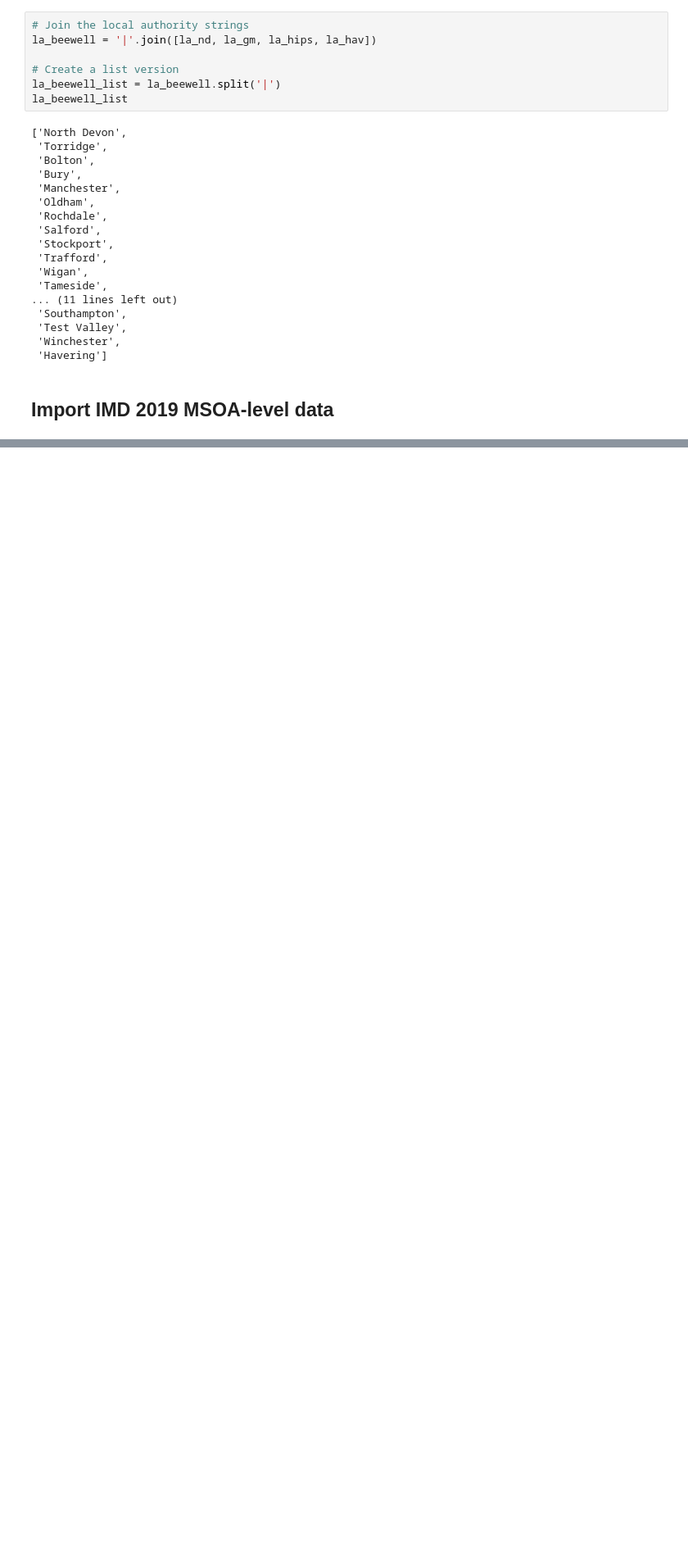
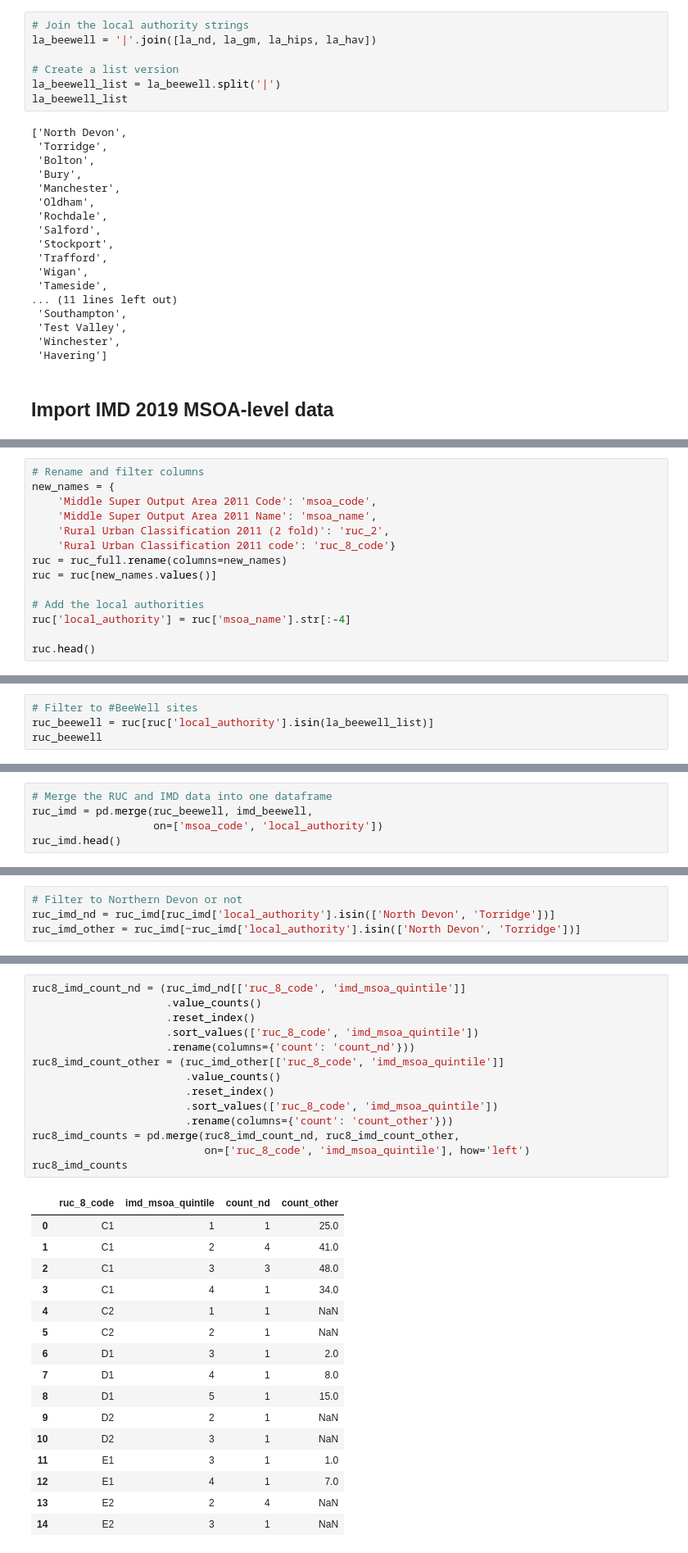
Before and after one commit to kailo-beewell/synthetic_northern_devon_dashboard, a Jupyter notebook: msoa.ipynb, the cells around one changed output, grey strips where cells are left out. Shown: that part at 82% size. Cells and saved outputs as stored; diff of their text form; blank space fills up the shorter version.

```diff
--- a/msoa.ipynb
+++ b/msoa.ipynb
@@ -220,0 +282,14 @@ Name: LAD19N, dtype: object
+# %%
+# Rename and filter columns
+new_names = {
+    'Middle Super Output Area 2011 Code': 'msoa_code',
+    'Middle Super Output Area 2011 Name': 'msoa_name',
+    'Rural Urban Classification 2011 (2 fold)': 'ruc_2',
+    'Rural Urban Classification 2011 code': 'ruc_8_code'}
+ruc = ruc_full.rename(columns=new_names)
+ruc = ruc[new_names.values()]
+
+# Add the local authorities
+ruc['local_authority'] = ruc['msoa_name'].str[:-4]
+
+ruc.head()
@@ -220,0 +303,4 @@ Name: LAD19N, dtype: object
+# %%
+# Filter to #BeeWell sites
+ruc_beewell = ruc[ruc['local_authority'].isin(la_beewell_list)]
+ruc_beewell
@@ -220,0 +332,5 @@ Name: LAD19N, dtype: object
+# %%
+# Merge the RUC and IMD data into one dataframe
+ruc_imd = pd.merge(ruc_beewell, imd_beewell,
+                   on=['msoa_code', 'local_authority'])
+ruc_imd.head()
@@ -220,0 +344,4 @@ Name: LAD19N, dtype: object
+# %%
+# Filter to Northern Devon or not
+ruc_imd_nd = ruc_imd[ruc_imd['local_authority'].isin(['North Devon', 'Torridge'])]
+ruc_imd_other = ruc_imd[~ruc_imd['local_authority'].isin(['North Devon', 'Torridge'])]
@@ -220,0 +381,31 @@ Name: LAD19N, dtype: object
+# %%
+ruc8_imd_count_nd = (ruc_imd_nd[['ruc_8_code', 'imd_msoa_quintile']]
+                     .value_counts()
+                     .reset_index()
+                     .sort_values(['ruc_8_code', 'imd_msoa_quintile'])
+                     .rename(columns={'count': 'count_nd'}))
+ruc8_imd_count_other = (ruc_imd_other[['ruc_8_code', 'imd_msoa_quintile']]
+                        .value_counts()
+                        .reset_index()
+                        .sort_values(['ruc_8_code', 'imd_msoa_quintile'])
+                        .rename(columns={'count': 'count_other'}))
+ruc8_imd_counts = pd.merge(ruc8_imd_count_nd, ruc8_imd_count_other,
+                           on=['ruc_8_code', 'imd_msoa_quintile'], how='left')
+ruc8_imd_counts
+# %% [output]
+|  | ruc_8_code | imd_msoa_quintile | count_nd | count_other |
+| 0 | C1 | 1 | 1 | 25.0 |
+| 1 | C1 | 2 | 4 | 41.0 |
+| 2 | C1 | 3 | 3 | 48.0 |
+| 3 | C1 | 4 | 1 | 34.0 |
+| 4 | C2 | 1 | 1 | NaN |
+| 5 | C2 | 2 | 1 | NaN |
+| 6 | D1 | 3 | 1 | 2.0 |
+| 7 | D1 | 4 | 1 | 8.0 |
+| 8 | D1 | 5 | 1 | 15.0 |
+| 9 | D2 | 2 | 1 | NaN |
+| 10 | D2 | 3 | 1 | NaN |
+| 11 | E1 | 3 | 1 | 1.0 |
+| 12 | E1 | 4 | 1 | 7.0 |
+| 13 | E2 | 2 | 4 | NaN |
+| 14 | E2 | 3 | 1 | NaN |
```
Also changed, not shown: parts of 23 cells of this notebook.
